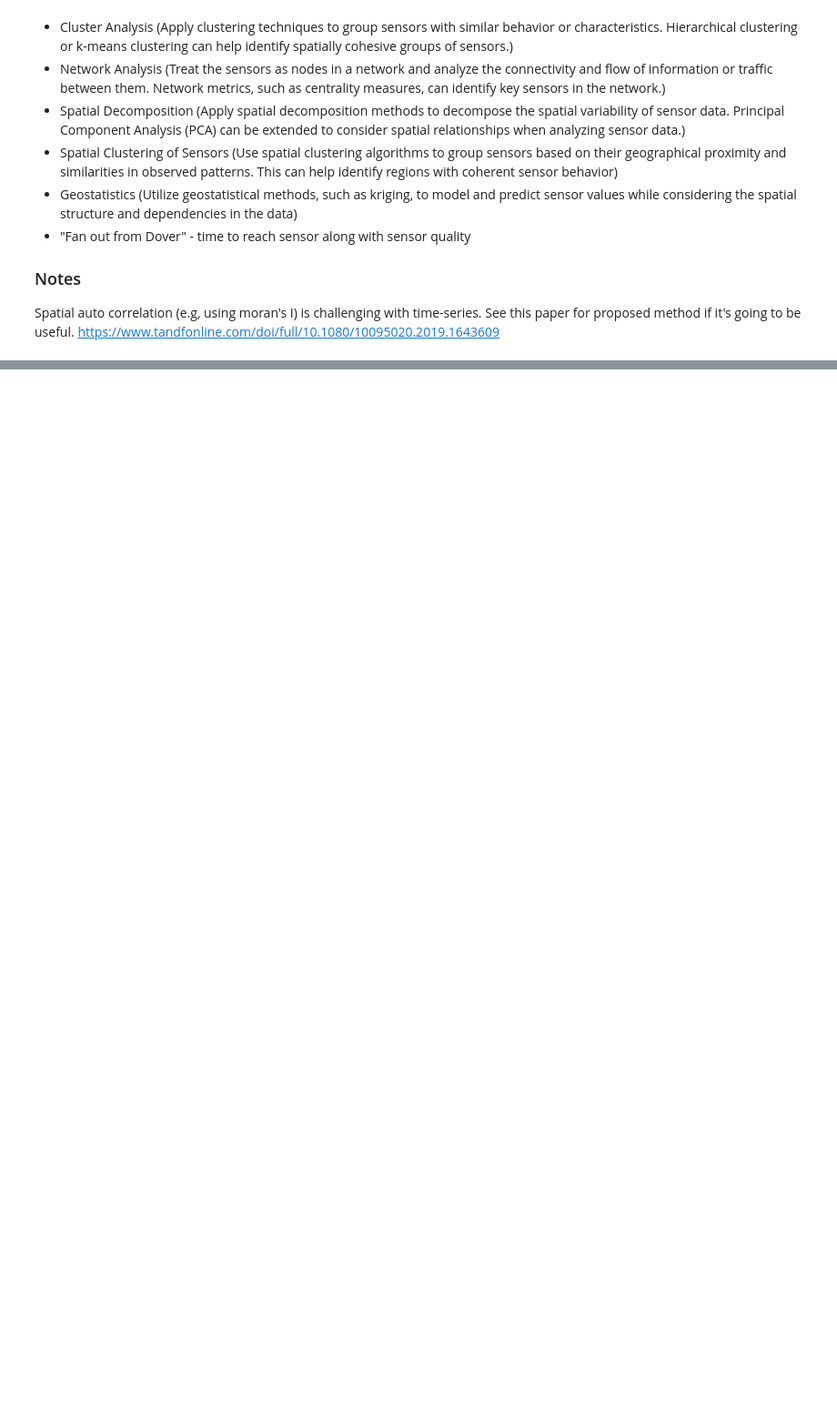
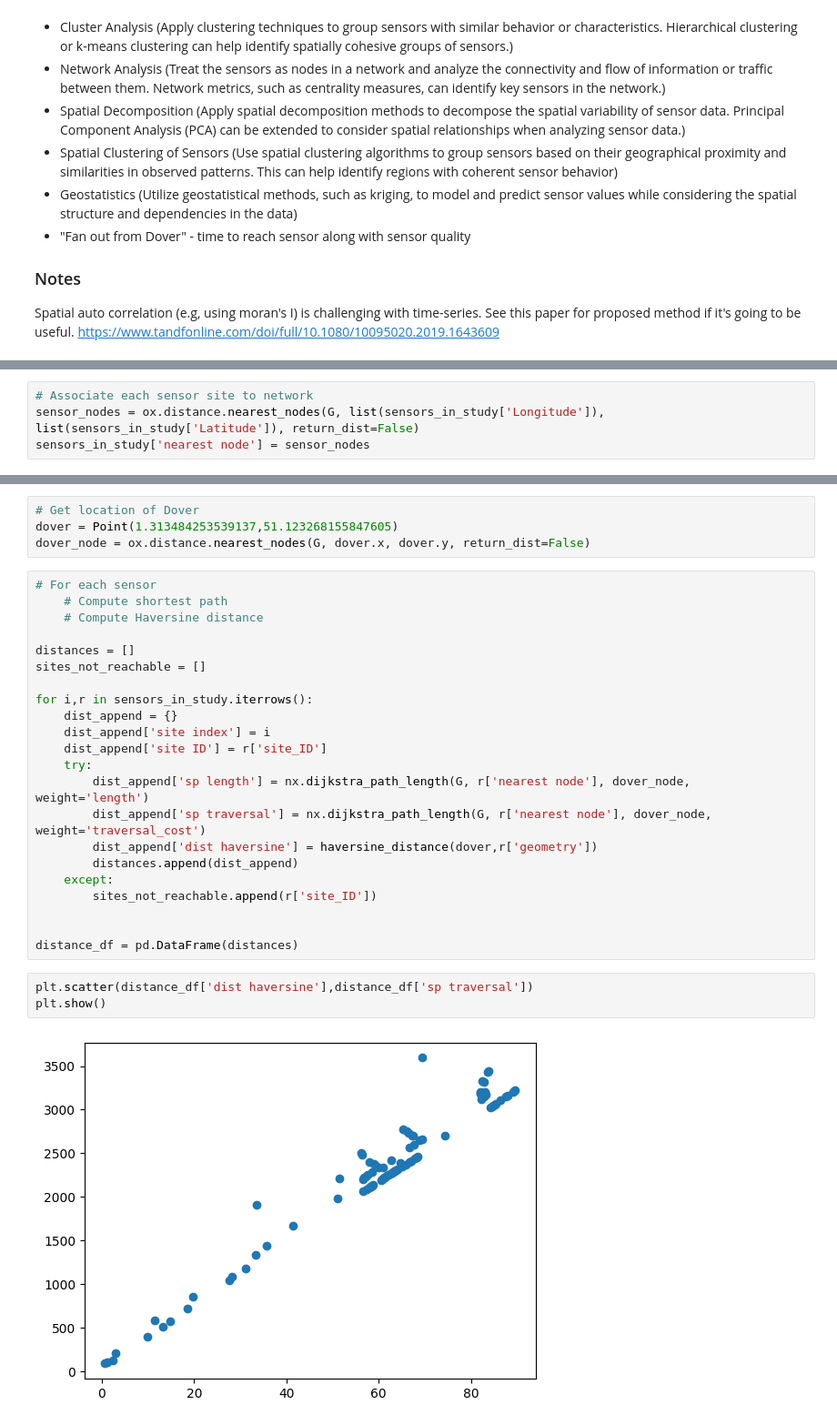
Before and after one commit to cmconlan/Adaptive_Traffic_Simulator, a Jupyter notebook: 1. EDA and Sensor Selection.ipynb, the cells around one changed output, grey strips where cells are left out. Shown at 91% size. Drawn from its saved outputs; the diff is of its cells as text; blank space fills up the shorter version.

```diff
--- a/1. EDA and Sensor Selection.ipynb
+++ b/1. EDA and Sensor Selection.ipynb
@@ -662,0 +749,4 @@ Spatial auto correlation (e.g, using moran's I) is challenging with time-series.
+# %%
+# Associate each sensor site to network
+sensor_nodes = ox.distance.nearest_nodes(G, list(sensors_in_study['Longitude']), list(sensors_in_study['Latitude']), return_dist=False)
+sensors_in_study['nearest node'] = sensor_nodes
@@ -662,0 +759,31 @@ Spatial auto correlation (e.g, using moran's I) is challenging with time-series.
+# %%
+# Get location of Dover
+dover = Point(1.313484253539137,51.123268155847605)
+dover_node = ox.distance.nearest_nodes(G, dover.x, dover.y, return_dist=False)
+# %%
+# For each sensor
+    # Compute shortest path
+    # Compute Haversine distance
+
+distances = []
+sites_not_reachable = []
+
+for i,r in sensors_in_study.iterrows():
+    dist_append = {}
+    dist_append['site index'] = i
+    dist_append['site ID'] = r['site_ID']
+    try:
+        dist_append['sp length'] = nx.dijkstra_path_length(G, r['nearest node'], dover_node, weight='length')
+        dist_append['sp traversal'] = nx.dijkstra_path_length(G, r['nearest node'], dover_node, weight='traversal_cost')
+        dist_append['dist haversine'] = haversine_distance(dover,r['geometry'])
+        distances.append(dist_append)
+    except:
+        sites_not_reachable.append(r['site_ID'])
+
+
+distance_df = pd.DataFrame(distances)
+# %%
+plt.scatter(distance_df['dist haversine'],distance_df['sp traversal'])
+plt.show()
+# %% [output]
+[figure, added]
```
Also changed, not shown: parts of 13 cells of this notebook.
